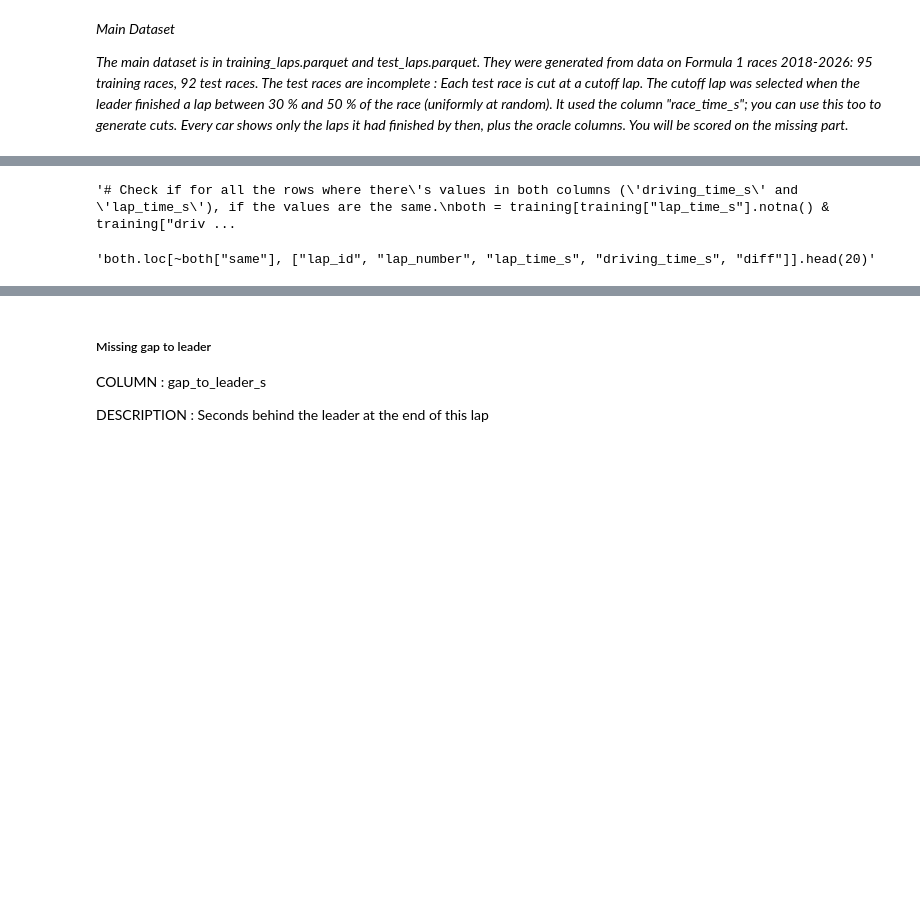
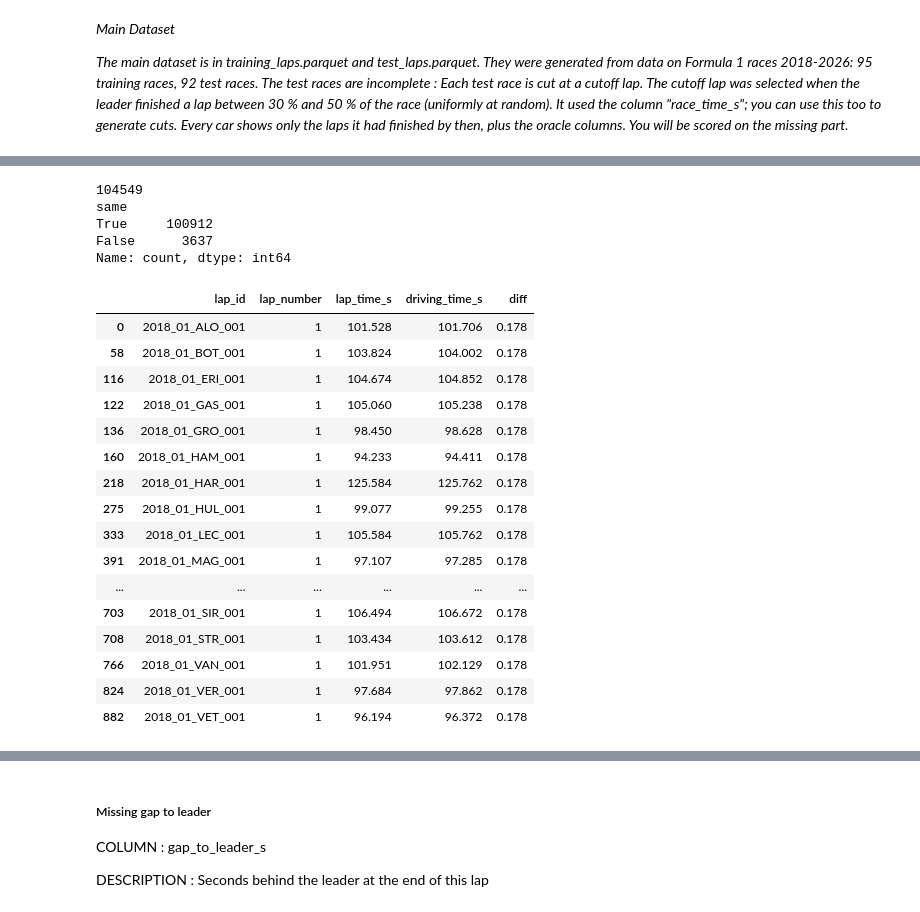
Before and after one commit to Laillaa/ML_Project_T01_LUSAIL, a Jupyter notebook: project_code.ipynb, the cells around one changed output, grey strips where cells are left out. Saved outputs shown, nothing was run; the diff lists cells and outputs as text; code cells hidden in the pictures; blank space fills up the shorter version.

```diff
--- a/project_code.ipynb
+++ b/project_code.ipynb
@@ -555,0 +771,39 @@ There's a few positions that have duplicates
+# %%
+KEY = ["race_id", "driver_code"]     # one driver in one race
+
+# Same definition of "finished" as the one we agreed on:
+# Finished, Lapped, and every "+N Lap(s)" EXCEPT "+15 Laps" (that driver is not a real finisher)
+status = training["result_status"].astype("object")
+finished = (status.isin(["Finished", "Lapped"]) | status.str.match(r"^\+\d+ Laps?$")) & (status != "+15 Laps")
+
+def dup_positions(df):
+    p = df.dropna(subset=["position"])
+    g = p.groupby(["race_id", "lap_number", "position"]).size()
+    return g[g > 1]
+
+print("- Duplicate (race, lap, position) groups BEFORE:", len(dup_positions(training)))
+
+untimed = training["race_time_s"].isna()
+
+# "previous lap" of the same driver in the same race (only if it is really lap-1)
+d = training.sort_values(KEY + ["lap_number"])
+grp = d.groupby(KEY)
+consecutive = ((d["lap_number"] - grp["lap_number"].shift(1)) == 1).reindex(training.index)
+prev_position = grp["position"].shift(1).reindex(training.index)
+prev_laps_down = grp["laps_down"].shift(1).reindex(training.index)
+
+# 1) finishers whose last lap was not timed: keep their last known position / laps_down
+m_fin = untimed & finished & consecutive
+fill_pos = m_fin & training["position"].isna()
+training.loc[fill_pos, "position"] = prev_position[fill_pos]
+fill_ld = m_fin & training["laps_down"].isna()
+training.loc[fill_ld, "laps_down"] = prev_laps_down[fill_ld]
+print(training.loc[fill_pos, ["lap_id", "position", "laps_down", "result_status"]])
+
+# 2) retired cars on an untimed lap: no running position
+m_ret = untimed & ~finished
+print("retired untimed rows that still had a position (set to NaN):", int((m_ret & training["position"].notna()).sum()))
+training.loc[m_ret, "position"] = pd.NA
+
+print("- Duplicate groups AFTER:", len(dup_positions(training)))
+print(dup_positions(training))
@@ -587,5 +854,5 @@ training[training['race_time_s'].isna()] # 206 missing values
 # %%
-'''# Check if for all the rows where there's values in both columns ('driving_time_s' and 'lap_time_s'), if the values are the same.
+# Check if for all the rows where there's values in both columns ('driving_time_s' and 'lap_time_s'), if the values are the same.
 both = training[training["lap_time_s"].notna() & training["driving_time_s"].notna()].copy()
 
 both["diff"] = both["driving_time_s"] - both["lap_time_s"]
@@ -594,13 +861,33 @@ both["same"] = np.isclose(both["driving_time_s"], both["lap_time_s"], atol=1e-3)
 print(len(both))
 print(both["same"].value_counts())
 
-# Turns out that for 3637 case, they're not similar'''
+# Turns out that for 3637 case, they're not similar
 # %% [output]
-'# Check if for all the rows where there\'s values in both columns (\'driving_time_s\' and \'lap_time_s\'), if the values are the same.\nboth = training[training["lap_time_s"].notna() & training["driv ...
+104549
+same
+True     100912
+False      3637
+Name: count, dtype: int64
 # %%
-'''both.loc[~both["same"], ["lap_id", "lap_number", "lap_time_s", "driving_time_s", "diff"]].head(20)'''
+both.loc[~both["same"], ["lap_id", "lap_number", "lap_time_s", "driving_time_s", "diff"]].head(20)
 # %% [output]
-'both.loc[~both["same"], ["lap_id", "lap_number", "lap_time_s", "driving_time_s", "diff"]].head(20)'
+|  | lap_id | lap_number | lap_time_s | driving_time_s | diff |
+| 0 | 2018_01_ALO_001 | 1 | 101.528 | 101.706 | 0.178 |
+| 58 | 2018_01_BOT_001 | 1 | 103.824 | 104.002 | 0.178 |
+| 116 | 2018_01_ERI_001 | 1 | 104.674 | 104.852 | 0.178 |
+| 122 | 2018_01_GAS_001 | 1 | 105.060 | 105.238 | 0.178 |
+| 136 | 2018_01_GRO_001 | 1 | 98.450 | 98.628 | 0.178 |
+| 160 | 2018_01_HAM_001 | 1 | 94.233 | 94.411 | 0.178 |
+| 218 | 2018_01_HAR_001 | 1 | 125.584 | 125.762 | 0.178 |
+| 275 | 2018_01_HUL_001 | 1 | 99.077 | 99.255 | 0.178 |
+| 333 | 2018_01_LEC_001 | 1 | 105.584 | 105.762 | 0.178 |
+| 391 | 2018_01_MAG_001 | 1 | 97.107 | 97.285 | 0.178 |
+| ... | ... | ... | ... | ... | ... |
+| 703 | 2018_01_SIR_001 | 1 | 106.494 | 106.672 | 0.178 |
+| 708 | 2018_01_STR_001 | 1 | 103.434 | 103.612 | 0.178 |
+| 766 | 2018_01_VAN_001 | 1 | 101.951 | 102.129 | 0.178 |
+| 824 | 2018_01_VER_001 | 1 | 97.684 | 97.862 | 0.178 |
+| 882 | 2018_01_VET_001 | 1 | 96.194 | 96.372 | 0.178 |
 # %%
 # It's not going to be possible to compute the 'race_time_s', because - let's say we're on lap 2 - we'll need the 'lap_time_s' of lap 1 AND lap 2
 # (I manually did it using complete rows, that's how I know (Tutorial few lignes below)).
```
Also changed, not shown: parts of 112 cells of this notebook.
